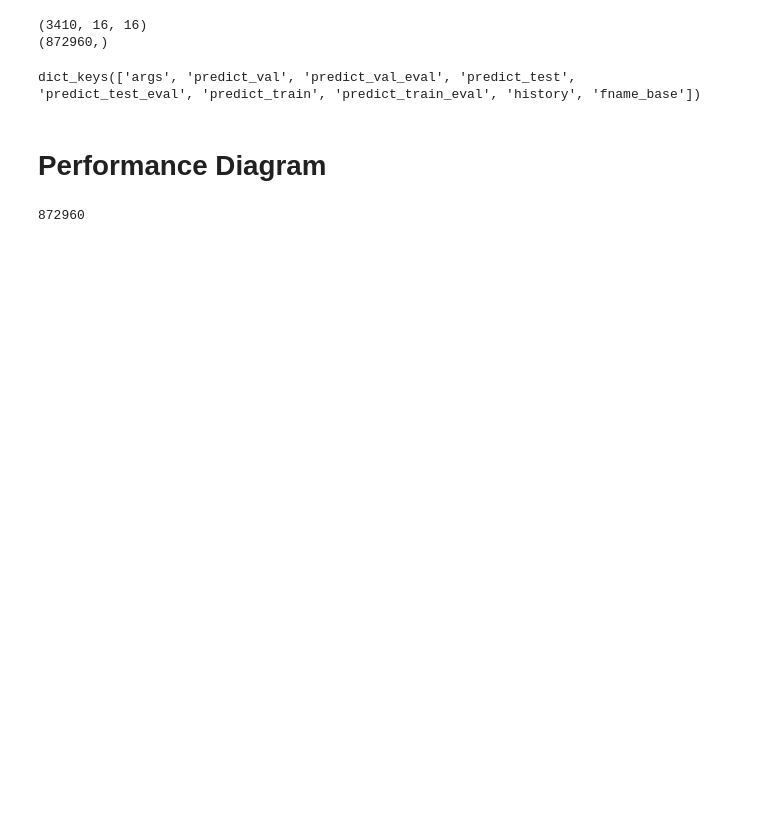
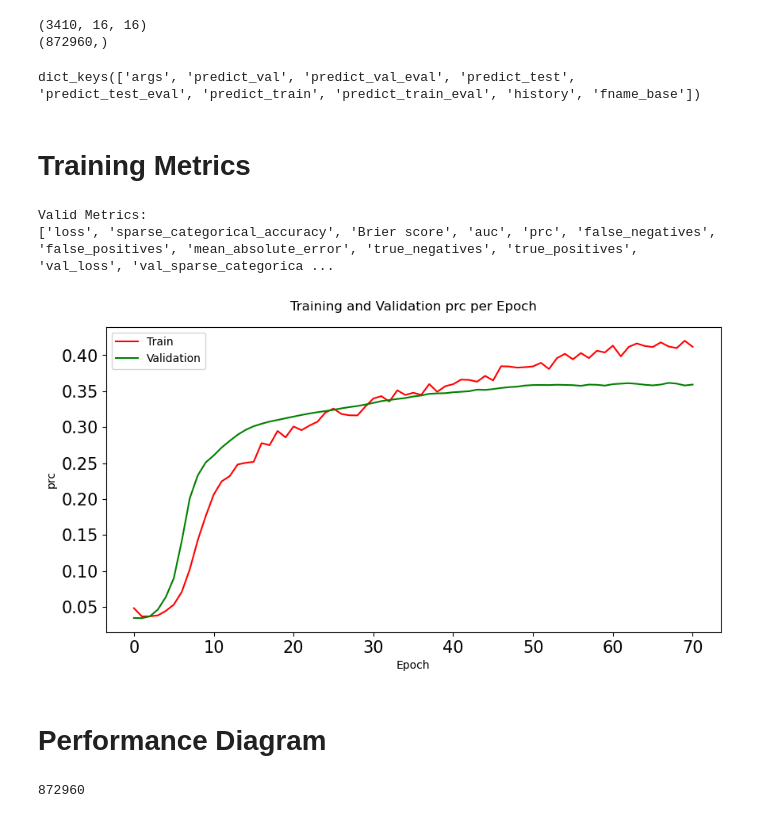
Before and after one commit to svarga1/2to6_hr_severe_wx_deep_learning, a Jupyter notebook: notebooks/Model_evaluation.ipynb, the cells around one changed output. Cells and saved outputs as stored; diff of their text form; code cells hidden in the pictures; blank space fills up the shorter version.

```diff
--- a/notebooks/Model_evaluation.ipynb
+++ b/notebooks/Model_evaluation.ipynb
@@ -41,6 +44,30 @@ results = pd.read_pickle(join(out_path, result_path))
 results.keys()
 # %% [output]
 dict_keys(['args', 'predict_val', 'predict_val_eval', 'predict_test', 'predict_test_eval', 'predict_train', 'predict_train_eval', 'history', 'fname_base'])
+# %% [markdown]
+# Training Metrics
+# %%
+results['history'].keys()
+print('Valid Metrics:')
+print(list(results["history"].keys()))
+plot_metric = 'prc'
+# %% [output]
+Valid Metrics:
+['loss', 'sparse_categorical_accuracy', 'Brier score', 'auc', 'prc', 'false_negatives', 'false_positives', 'mean_absolute_error', 'true_negatives', 'true_positives', 'val_loss', 'val_sparse_categorica ...
+# %%
+fig, ax = plt.subplots(figsize=(10,5))
+
+x=np.arange(0,len(results['history']['loss']))
+ax.plot(x, results['history'][plot_metric], color='red', label='Train')
+ax.plot(x, results['history']['val_'+plot_metric], color='green', label='Validation')
+
+ax.set_xlabel('Epoch')
+ax.set_ylabel(plot_metric)
+ax.set_title(f'Training and Validation {plot_metric} per Epoch')
+plt.legend()
+plt.show()
+# %% [output]
+[figure, added]
 # %% [markdown]
 # Performance Diagram
 # %%
```
Also changed, not shown: parts of 5 cells of this notebook, 2 other files.
